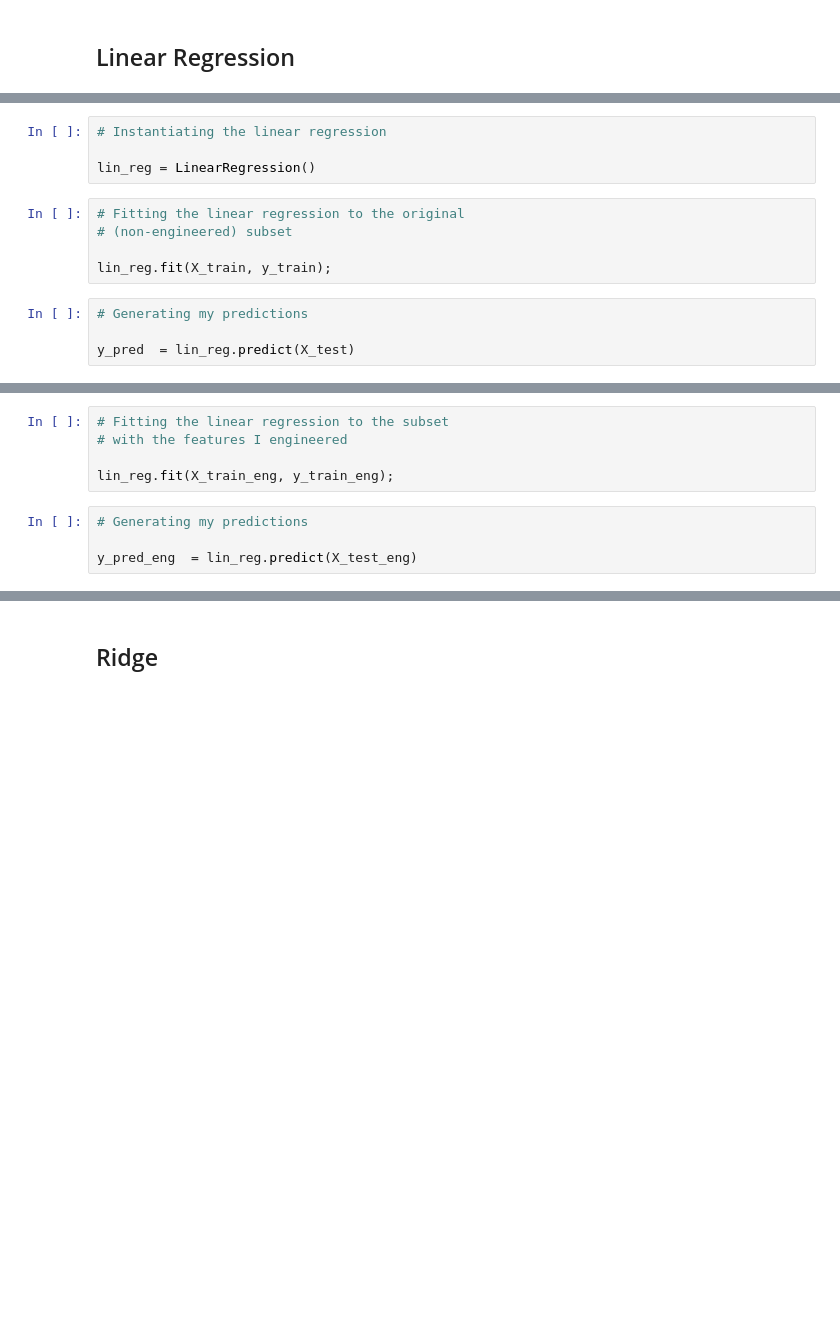
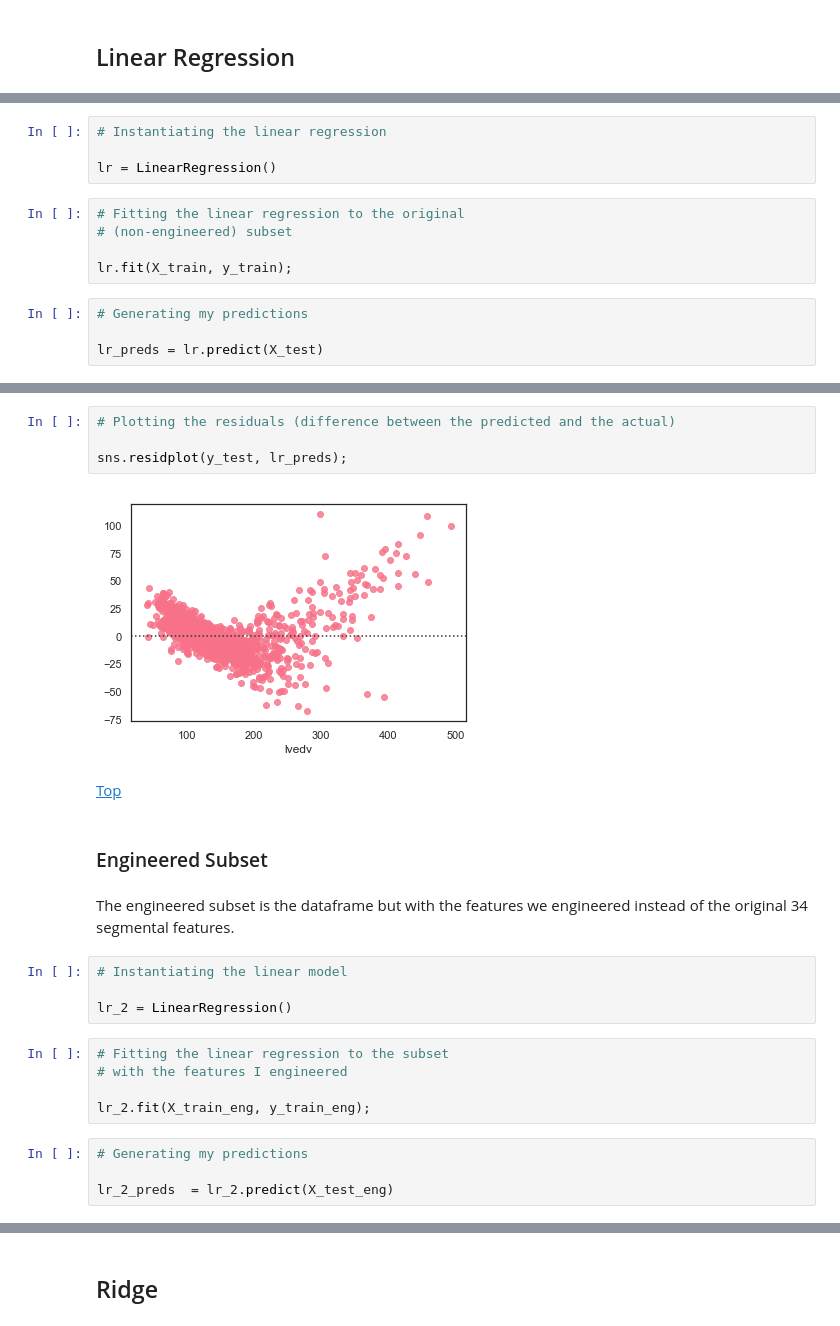
Before and after one commit to a-bergman/DSI-Capstone, a Jupyter notebook: Code/Modeling And Evaluation.ipynb, the cells around one changed output, grey strips where cells are left out. Cells and saved outputs as stored; diff of their text form; blank space fills up the shorter version.

```diff
--- a/Code/Modeling And Evaluation.ipynb
+++ b/Code/Modeling And Evaluation.ipynb
@@ -208,16 +255,16 @@ def model_evaluation_nor2adj(y_true, y_predicted):
 # %%
 # Instantiating the linear regression
 
-lin_reg = LinearRegression()
+lr = LinearRegression()
 # %%
 # Fitting the linear regression to the original
 # (non-engineered) subset
 
-lin_reg.fit(X_train, y_train);
+lr.fit(X_train, y_train);
 # %%
 # Generating my predictions
 
-y_pred  = lin_reg.predict(X_test)
+lr_preds = lr.predict(X_test)
 # %%
 # Evaluating my original set
 
@@ -228,12 +304,28 @@ pd.DataFrame(data  = lin_reg.coef_,
+# %%
+# Plotting the residuals (difference between the predicted and the actual)
+
+sns.residplot(y_test, lr_preds);
+# %% [output]
+[figure, added]
+# %% [markdown]
+[Top](#Table-Of-Contents)
+# %% [markdown]
+### Engineered Subset
+# %% [markdown]
+The engineered subset is the dataframe but with the features we engineered instead of the original 34 segmental features.
+# %%
+# Instantiating the linear model
+
+lr_2 = LinearRegression()
 # %%
 # Fitting the linear regression to the subset
 # with the features I engineered
 
-lin_reg.fit(X_train_eng, y_train_eng);
+lr_2.fit(X_train_eng, y_train_eng);
 # %%
 # Generating my predictions
 
-y_pred_eng  = lin_reg.predict(X_test_eng)
+lr_2_preds  = lr_2.predict(X_test_eng)
 # %%
 # Evaluating my new set
 
```
Also changed, not shown: parts of 74 cells of this notebook.
